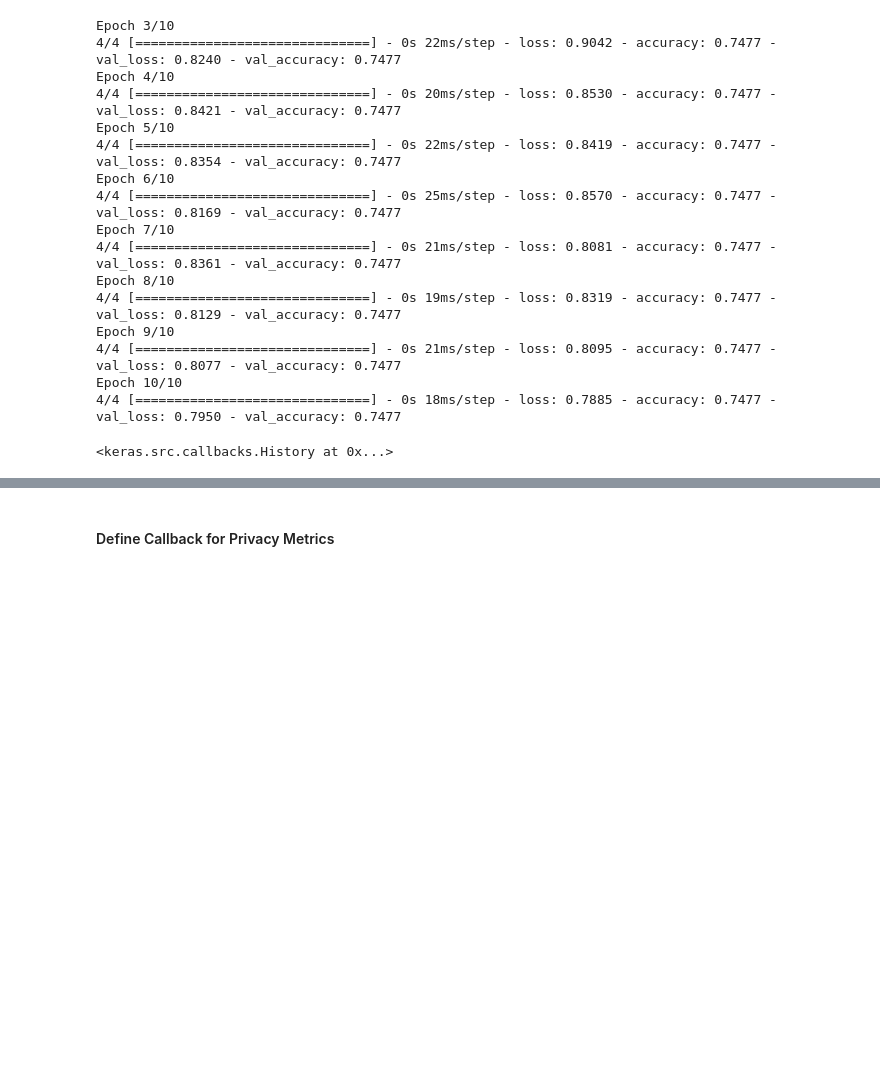
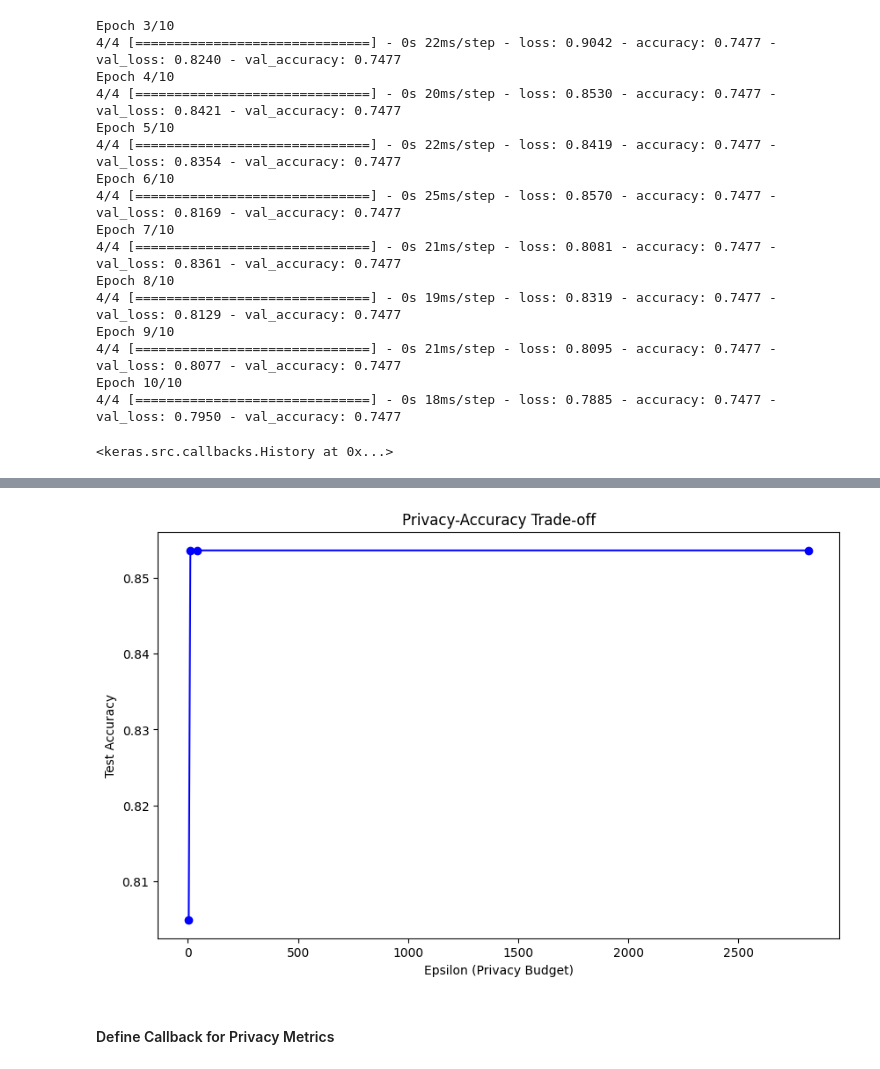
Before and after one commit to SiewWei-Wan03/MDS14, a Jupyter notebook: src/model/model_with_df.ipynb, the cells around one changed output, grey strips where cells are left out. Cells and saved outputs as stored; diff of their text form; code cells hidden in the pictures; blank space fills up the shorter version.

```diff
--- a/src/model/model_with_df.ipynb
+++ b/src/model/model_with_df.ipynb
@@ -236,7 +215,7 @@ Epoch 10/10
 # %%
 from tensorflow_privacy.privacy.analysis import compute_dp_sgd_privacy_lib
 
-epsilon, best_alpha = compute_dp_sgd_privacy_lib.compute_dp_sgd_privacy(
+epsilon, alpha = compute_dp_sgd_privacy_lib.compute_dp_sgd_privacy(
     n=X_train.shape[0],
     batch_size=batch_size,
     noise_multiplier=noise_multiplier,
@@ -244,7 +223,6 @@ epsilon, best_alpha = compute_dp_sgd_privacy_lib.compute_dp_sgd_privacy(
     delta=1e-5
 )
 
-print(f"Epsilon: {epsilon}")
-print(f"Best alpha: {best_alpha}")
+print(f"The privacy budget (epsilon) is: {epsilon}")
 # %% [output]
 WARNING:absl:`compute_dp_sgd_privacy` is deprecated. It does not account for doubling of sensitivity with microbatching, and assumes Poisson subsampling, which is rarely used in practice. Please use ` ...
@@ -253,3 +314,17 @@ Best alpha: 2.5
+# %%
+import matplotlib.pyplot as plt
+
+epsilons = [result['epsilon'] for result in results]
+accuracies = [result['test_accuracy'] for result in results]
+
+plt.figure(figsize=(10, 6))
+plt.plot(epsilons, accuracies, 'bo-')
+plt.xlabel('Epsilon (Privacy Budget)')
+plt.ylabel('Test Accuracy')
+plt.title('Privacy-Accuracy Trade-off')
+plt.show()
+# %% [output]
+[figure, added]
 # %% [markdown]
 #### Define Callback for Privacy Metrics
 # %%
```
Also changed, not shown: parts of 14 cells of this notebook.
